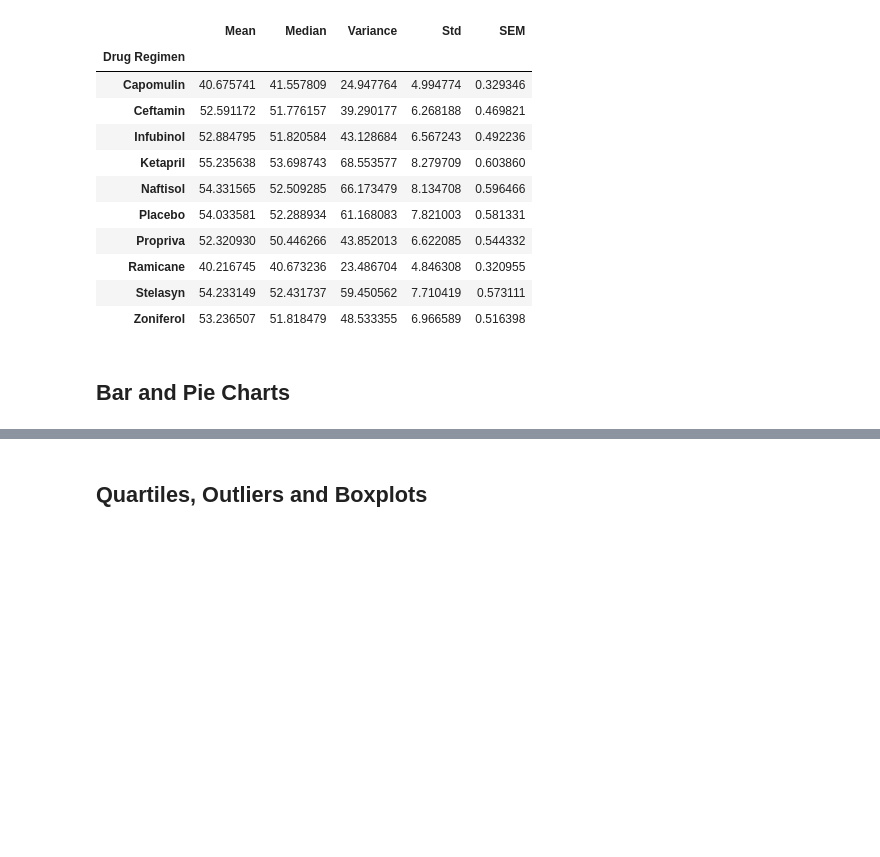
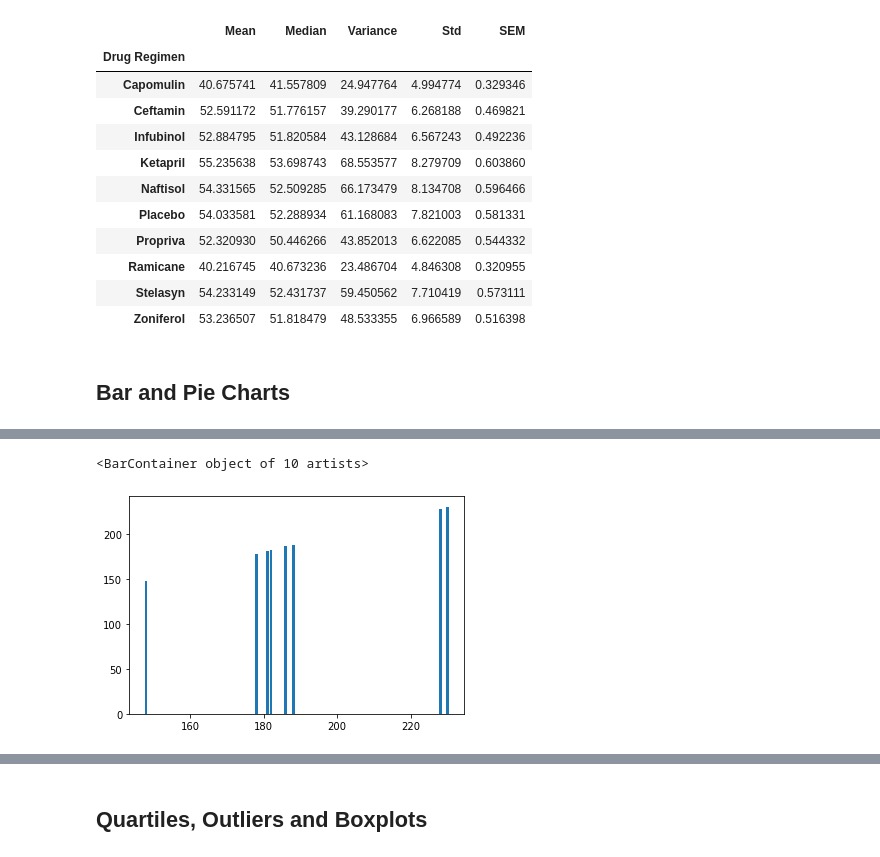
Before and after one commit to Wdepalma/Matplotlib-Challenge, a Jupyter notebook: Instructions/Pymaceuticals/pymaceuticals_starter.ipynb, the cells around one changed output, grey strips where cells are left out. Saved outputs shown, nothing was run; the diff lists cells and outputs as text; code cells hidden in the pictures; blank space fills up the shorter version.

```diff
--- a/Instructions/Pymaceuticals/pymaceuticals_starter.ipynb
+++ b/Instructions/Pymaceuticals/pymaceuticals_starter.ipynb
@@ -163,0 +168,5 @@ agsum_df
+# %%
+plt.bar(tp_by_drug,tp_by_drug)
+# %% [output]
+<BarContainer object of 10 artists>
+[figure, added]
```
Also changed, not shown: parts of 15 cells of this notebook.
